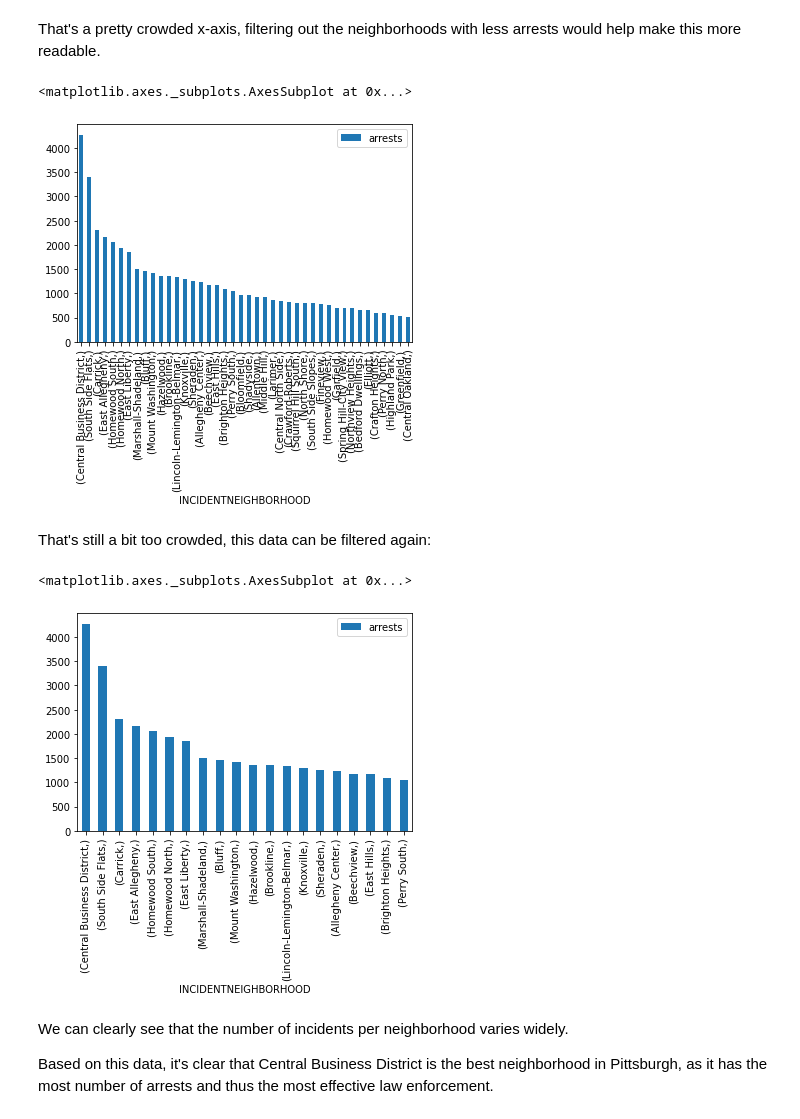
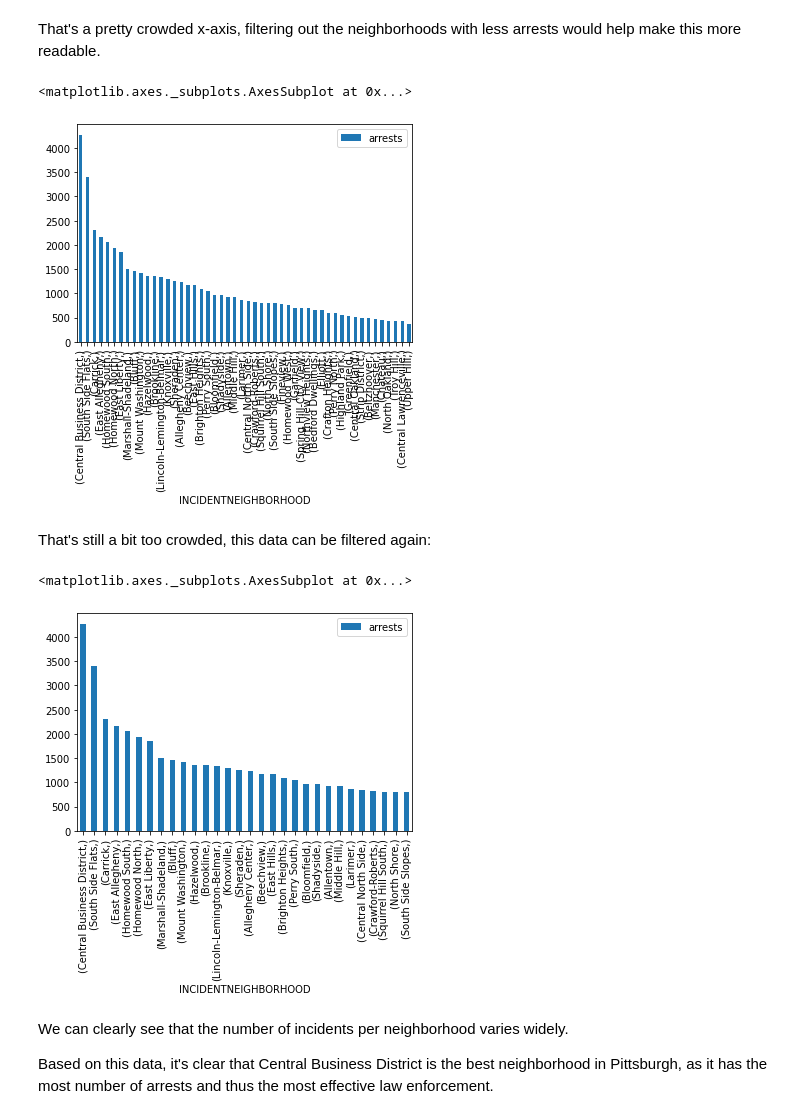
Before and after one commit to ALY48CS/Big-Ideas-Final-Project, a Jupyter notebook: amg506-notebook.ipynb, the cells around one changed output. Cells and saved outputs as stored; diff of their text form; code cells hidden in the pictures.

Commit message:
Refactored data visualization code

```diff
--- a/amg506-notebook.ipynb
+++ b/amg506-notebook.ipynb
@@ -76,21 +76,19 @@ arrests_by_neighborhood.plot.bar()
 # %% [markdown]
 That's a pretty crowded x-axis, filtering out the neighborhoods with less arrests would help make this more readable.
 # %%
-#only include the values above 500
-arrests_by_neighborhood_mask = arrests_by_neighborhood["arrests"] > 500
-arrests_by_neighborhood[arrests_by_neighborhood_mask].plot.bar()
+#only include the top 50 values
+arrests_by_neighborhood.head(50).plot.bar()
 # %% [output]
 <matplotlib.axes._subplots.AxesSubplot at 0x...>
-[figure, old version]
+[figure, new version]
 # %% [markdown]
 That's still a bit too crowded, this data can be filtered again:
 # %%
-#only include the values above 1000
-arrests_by_neighborhood_mask = arrests_by_neighborhood["arrests"] > 1000
-arrests_by_neighborhood[arrests_by_neighborhood_mask].plot.bar()
+#only include the top 30 values
+arrests_by_neighborhood.head(30).plot.bar()
 # %% [output]
 <matplotlib.axes._subplots.AxesSubplot at 0x...>
-[figure, old version]
+[figure, new version]
 # %% [markdown]
 We can clearly see that the number of incidents per neighborhood varies widely.
 
```
Also changed, not shown: parts of 1 cell of this notebook.
